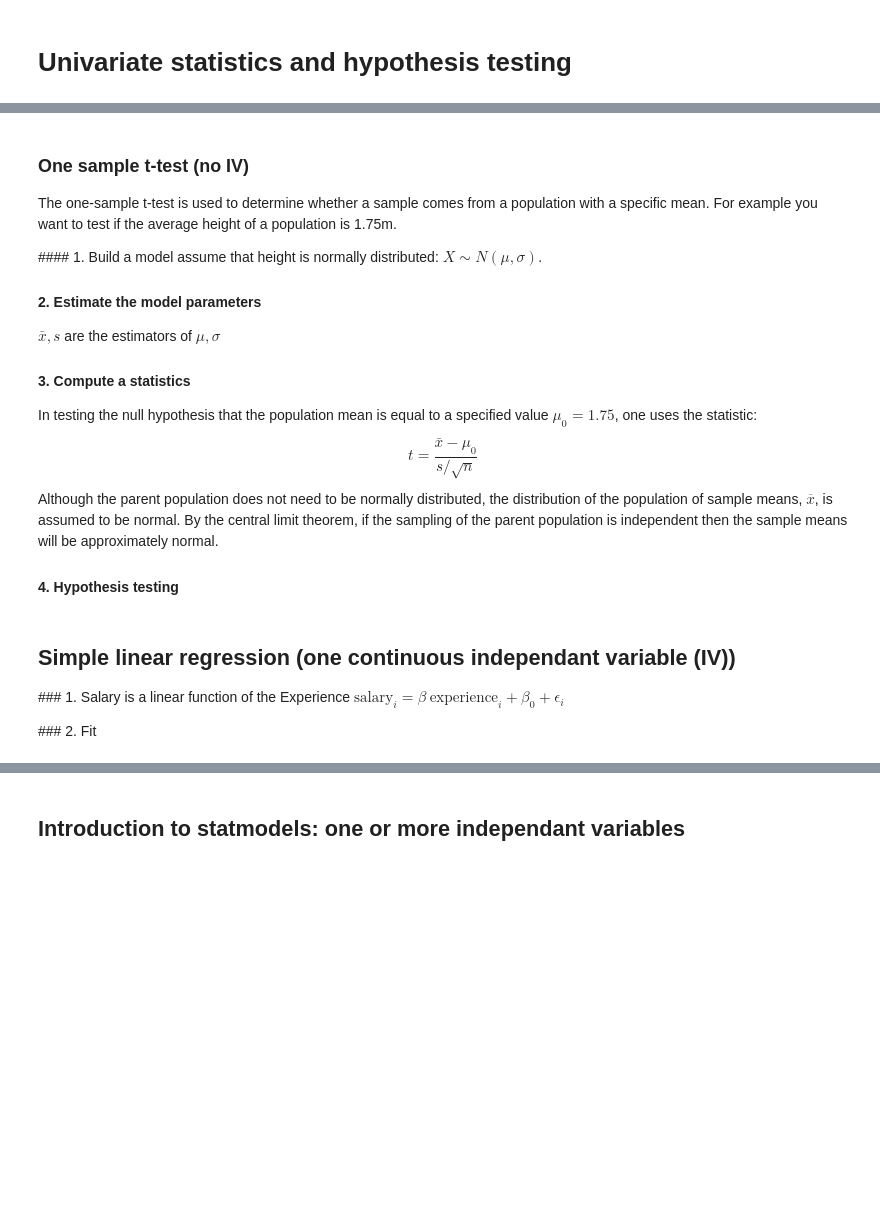
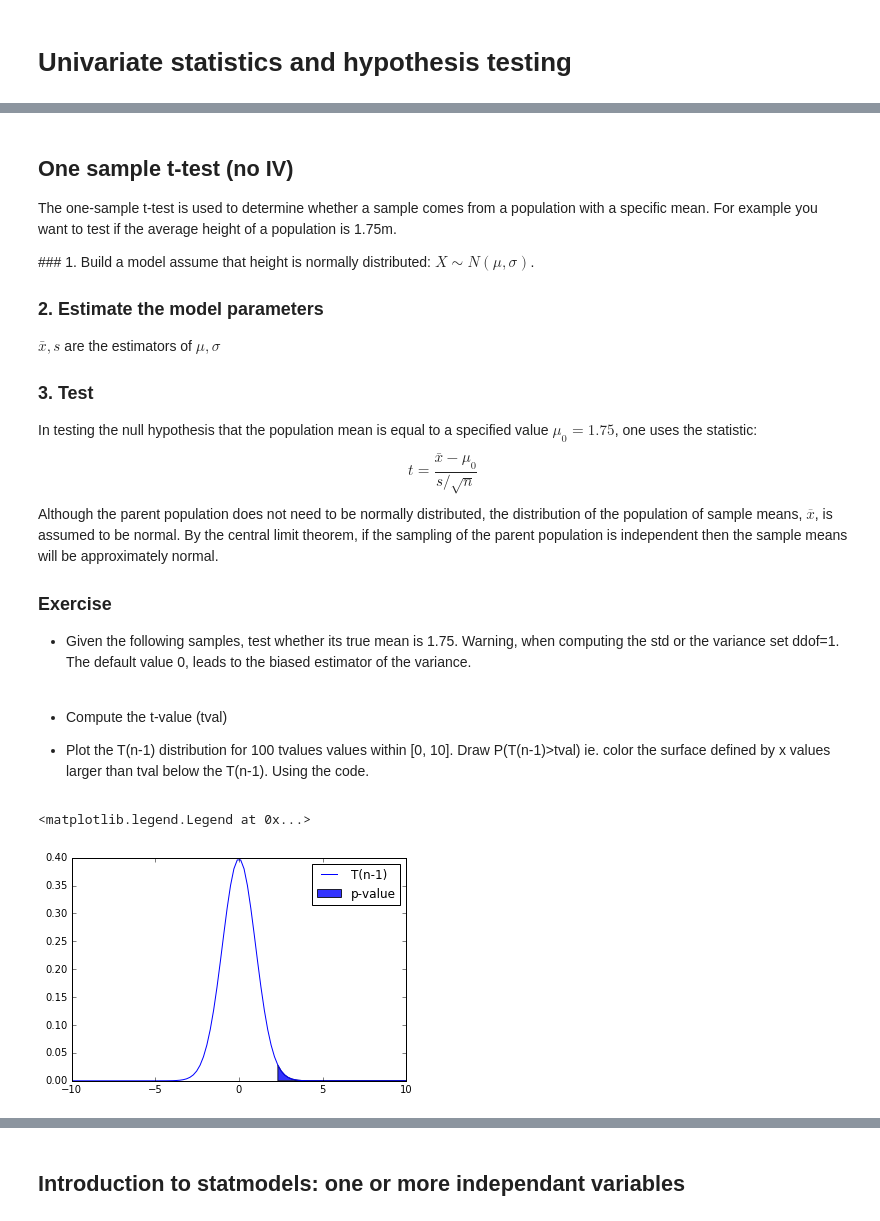
Before and after one commit to anhnguyendepocen/pylearn-doc, a Jupyter notebook: notebooks/stat_univar.ipynb, the cells around one changed output, grey strips where cells are left out. Saved outputs shown, nothing was run; the diff lists cells and outputs as text; code cells hidden in the pictures; blank space fills up the shorter version.

Commit message:
univ statistics

```diff
--- a/notebooks/stat_univar.ipynb
+++ b/notebooks/stat_univar.ipynb
@@ -117,25 +117,45 @@ http://www.ats.ucla.edu/stat/mult_pkg/whatstat/
 # %% [markdown]
-###  One sample t-test (no IV)
+##  One sample t-test (no IV)
 
 The one-sample t-test is used to determine whether a sample comes from a population with a specific mean. For example you want to test if the average height of a population is 1.75m.
 
-#### 1. Build a model assume that height is normally distributed: $X \sim N(\mu, \sigma)$.
+### 1. Build a model assume that height is normally distributed: $X \sim N(\mu, \sigma)$.
 
-#### 2. Estimate the model parameters
+### 2. Estimate the model parameters
 $\bar{x}, s$ are the estimators of $\mu, \sigma$
 
-#### 3. Compute a statistics
+### 3. Test
 In testing the null hypothesis that the population mean is equal to a specified value $\mu_0=1.75$, one uses the statistic:
 $$
     t = \frac{\bar{x} - \mu_0}{s/\sqrt{n}}
 $$
 Although the parent population does not need to be normally distributed, the distribution of the population of sample means, $\overline{x}$, is assumed to be normal. By the central limit theorem, if the sampling of the parent population is independent then the sample means will be approximately normal.
 
-#### 4. Hypothesis testing
+### Exercise
+
+- Given the following samples, test whether its true mean is 1.75.
+Warning, when computing the std or the variance set ddof=1. The default
+value 0, leads to the biased estimator of the variance.
-# %% [markdown]
-## Simple linear regression (one continuous independant variable (IV))
-
-### 1. Salary is a linear function of the Experience
-$\text{salary}_i = \beta~\text{experience}_i + \beta_0 + \epsilon_i$
-
-### 2. Fit
+# %%
+import numpy as np
+import scipy.stats as stats
+import matplotlib.pyplot as plt
+np.random.seed(seed=42)  # make example reproducible
+n = 100
+x = np.random.normal(loc=1.78, scale=.1, size=n)
+# %% [markdown]
+- Compute the t-value (tval)
+
+- Plot the T(n-1) distribution for 100 tvalues values within [0, 10]. Draw P(T(n-1)>tval)
+  ie. color the surface defined by x values larger than tval below the T(n-1).
+  Using the code.
+# %%
+tval = 2.1598800019529265 # assume the t-value
+tvalues = np.linspace(-10, 10, 100)
+plt.plot(tvalues, stats.t.pdf(tvalues, n-1), 'b-', label="T(n-1)")
+upper_tval_tvalues = tvalues[tvalues > tval]
+plt.fill_between(upper_tval_tvalues, 0, stats.t.pdf(upper_tval_tvalues, n-1), alpha=.8, label="p-value")
+plt.legend()
+# %% [output]
+<matplotlib.legend.Legend at 0x...>
+[figure, added]
```
Also changed, not shown: parts of 15 cells of this notebook, 1 other file.
